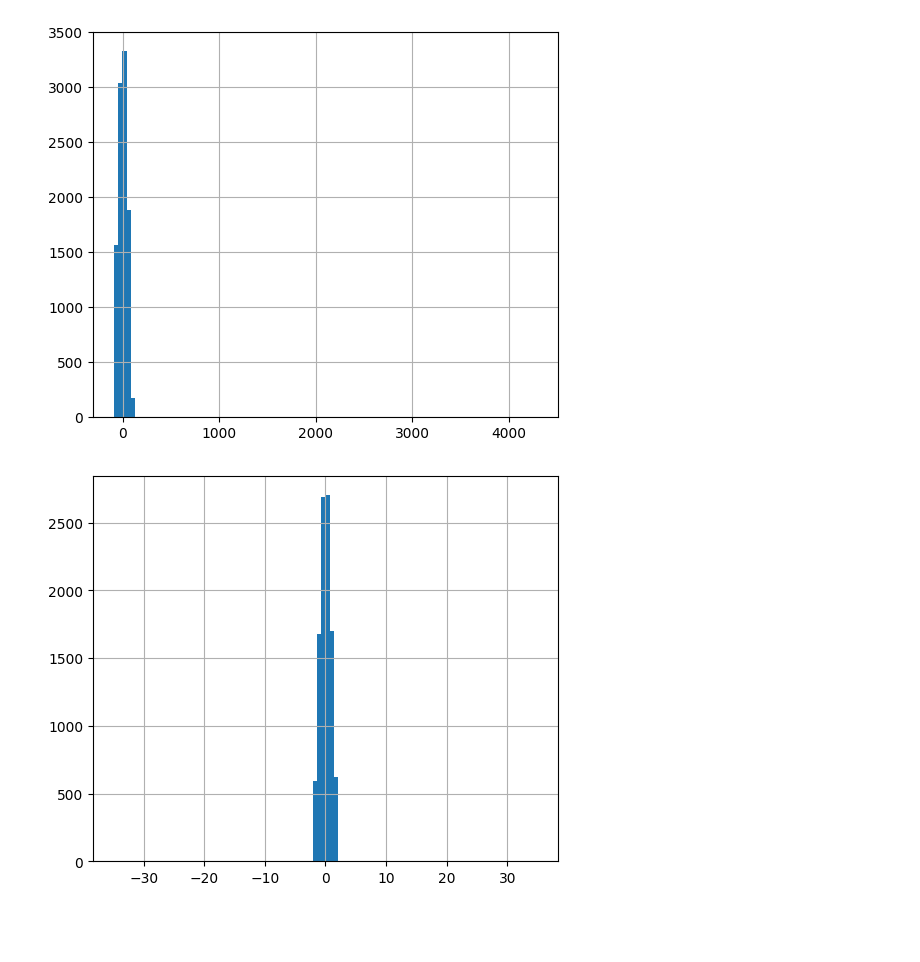
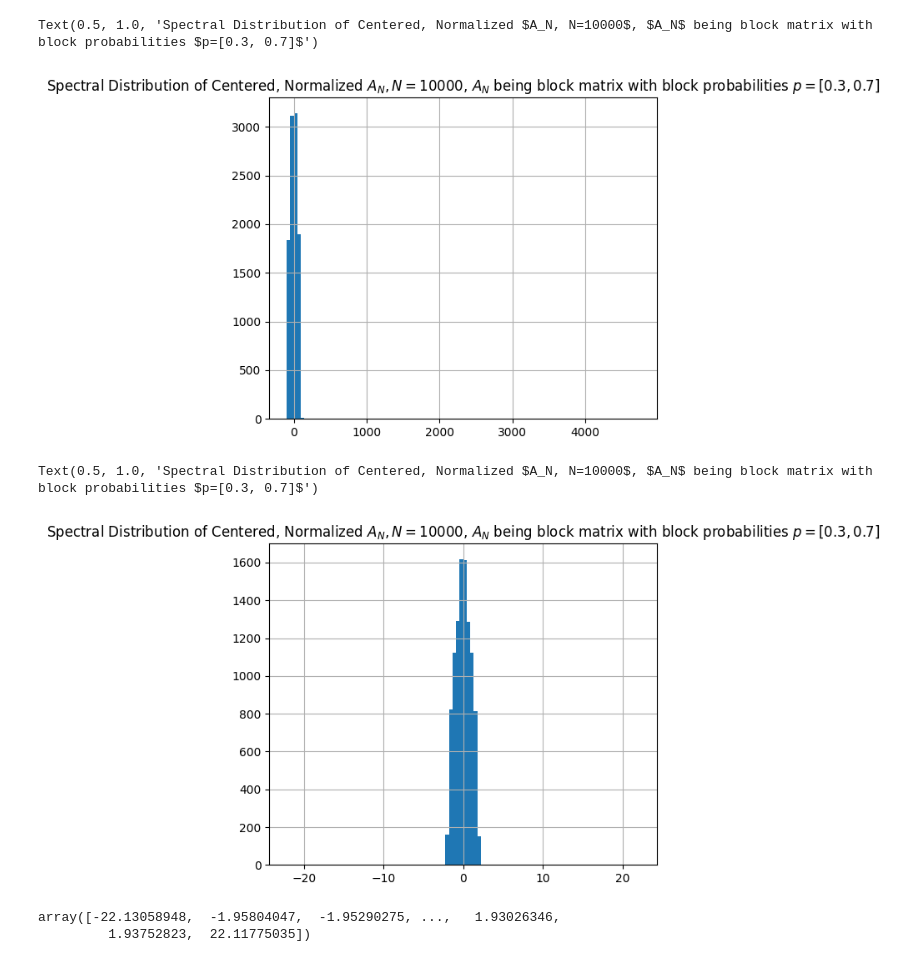
Before and after one commit to colinsyyip/Normalized-Laplacian-ESD, a Jupyter notebook: block_simulations.ipynb, the cells around one changed output. Drawn from its saved outputs; the diff is of its cells as text; code cells hidden in the pictures; blank space fills up the shorter version.

Commit message:
Added centering simulations and changed normalizing constant for block simulations

```diff
--- a/block_simulations.ipynb
+++ b/block_simulations.ipynb
@@ -107,8 +109,12 @@ def generate_block_matrix(n, block_probabilities: list):
 
     return block_matrix
 # %%
-block_An = generate_block_matrix(n=1000,
-                                 block_probabilities=[0.5, 0.5])
+n = 10000
+probabilities = [0.3, 0.7]
+
+block_An = generate_block_matrix(n=n,
+                                 block_probabilities=probabilities)
+# How do i adjust the normalization of An and Deltan for a block alpha beta situation
 p = 0.5
 Dn = generate_Dn(block_An)
 laplacian = generate_Deltan(block_An, Dn)
@@ -121,13 +127,14 @@ Fn_Normed_Laplacian = normalized_Ln_spectra(Ln, p)
 # %%
 fig, ax = plt.subplots(figsize=(6, 5))
 
 ax.hist(np.linalg.eigvalsh(block_An),
         bins=100)
 ax.grid()
 
-# ax.set_title("Spectral Distribution of Centered, Normalized $A_N, N=%s$" % n)
+ax.set_title("Spectral Distribution of Centered, Normalized $A_N, N=%s$, $A_N$ being block matrix with block probabilities $p=%s$" % (n, probabilities))
 # %% [output]
+Text(0.5, 1.0, 'Spectral Distribution of Centered, Normalized $A_N, N=10000$, $A_N$ being block matrix with block probabilities $p=[0.3, 0.7]$')
-[figure, old version]
+[figure, new version]
 # %%
 fig, ax = plt.subplots(figsize=(6, 5))
 
@@ -135,9 +142,15 @@ ax.hist(eigen_normed_An,
         bins=100)
 ax.grid()
 
-# ax.set_title("Spectral Distribution of Centered, Normalized $A_N, N=%s$" % n)
+ax.set_title("Spectral Distribution of Centered, Normalized $A_N, N=%s$, $A_N$ being block matrix with block probabilities $p=%s$" % (n, probabilities))
 # %% [output]
+Text(0.5, 1.0, 'Spectral Distribution of Centered, Normalized $A_N, N=10000$, $A_N$ being block matrix with block probabilities $p=[0.3, 0.7]$')
-[figure, old version]
+[figure, new version]
+# %%
+eigen_normed_An
+# %% [output]
+array([-22.13058948,  -1.95804047,  -1.95290275, ...,   1.93026346,
+         1.93752823,  22.11775035])
 # %%
 fig, axs = plt.subplots(figsize=(12, 5), ncols=2)
 
```
Also changed, not shown: parts of 3 cells of this notebook, 1 other file.
